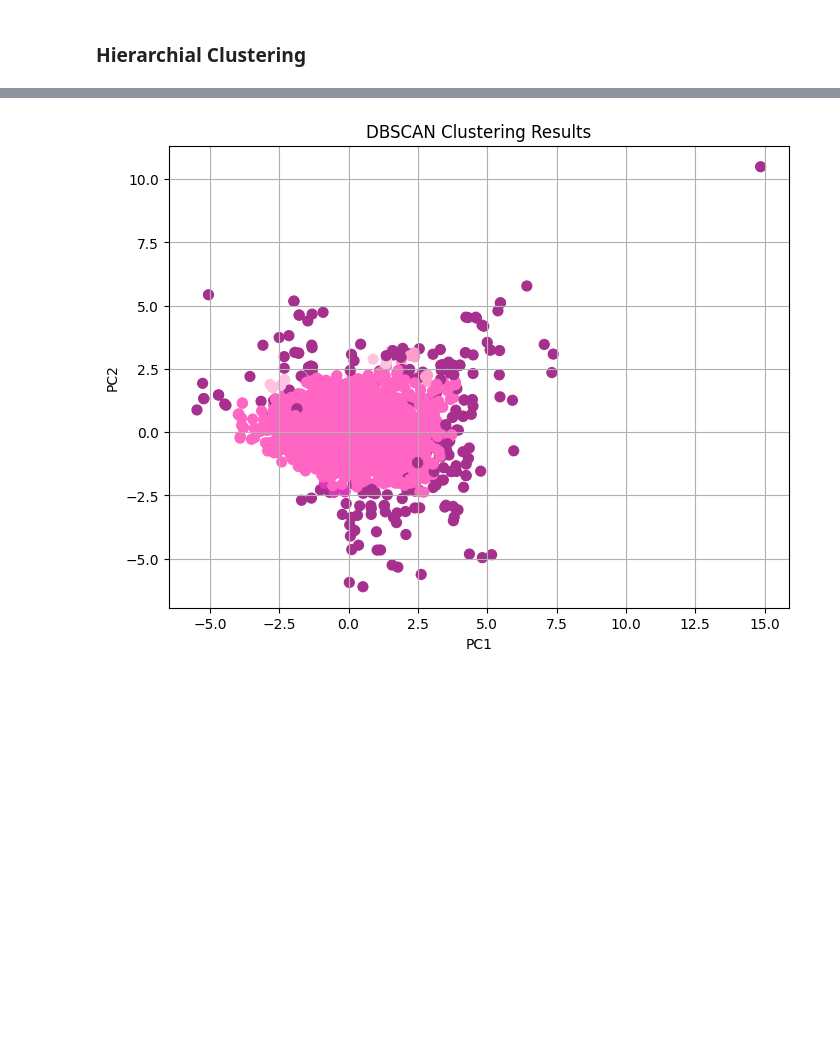
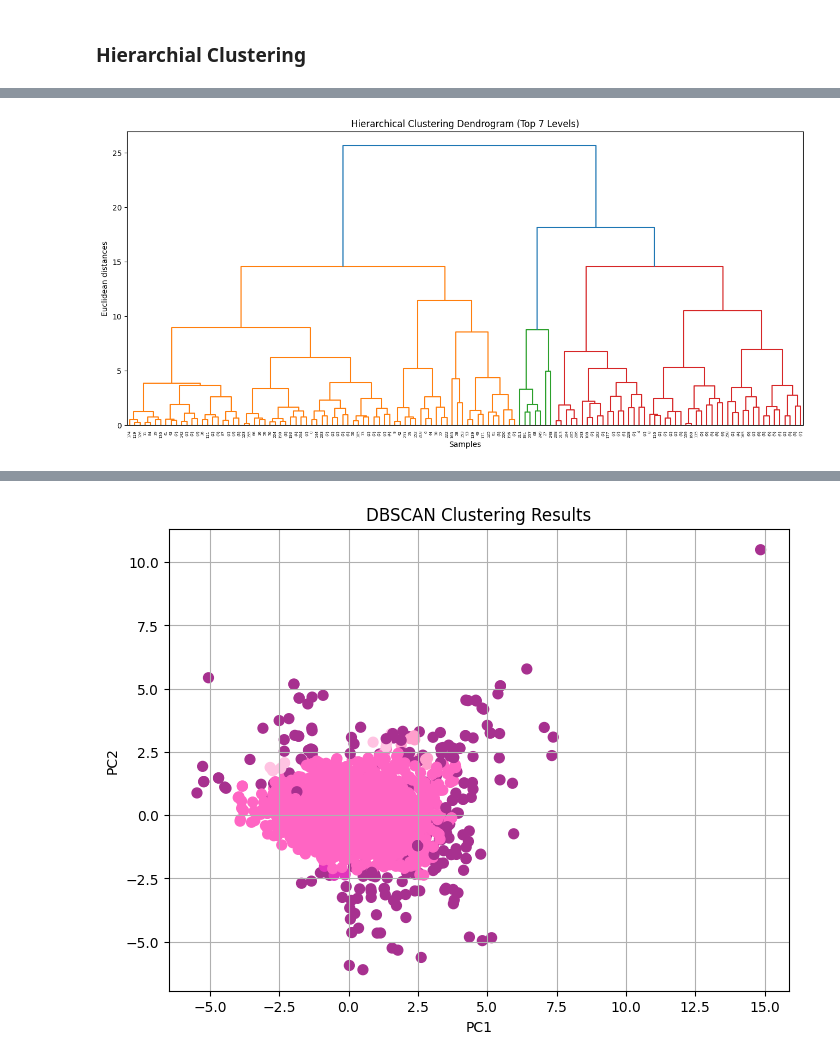
Before and after one commit to KenzieHensel/Project, a Jupyter notebook: Module_2/Clustering.ipynb, the cells around one changed output, grey strips where cells are left out. Saved outputs shown, nothing was run; the diff lists cells and outputs as text; code cells hidden in the pictures; blank space fills up the shorter version.

```diff
--- a/Module_2/Clustering.ipynb
+++ b/Module_2/Clustering.ipynb
@@ -193,3 +179,26 @@ plt.show()
+# %%
+# Hierarchical Clustering with Dendrogram, showing only top 7 levels
+plt.figure(figsize=(16, 7))
+
+# Truncate mode is set to 'level' to show only a specified number of levels
+dendrogram = sch.dendrogram(
+    sch.linkage(pca_result_sample, method='ward'),
+    truncate_mode='level',  # Use 'level' mode to truncate the number of levels
+    p=7  # Show the top 7 levels
+)
+
+ax = plt.gca()
+ax.set_facecolor('white')
+
+# Add title and labels
+plt.title('Hierarchical Clustering Dendrogram (Top 7 Levels)')
+plt.xlabel('Samples')
+plt.ylabel('Euclidean distances')
+
+# Show the plot
+plt.show()
+# %% [output]
+[figure, added]
 # %%
 #Cutting the dendrogram to form clusters
 max_d = 7  # Example threshold
```
Also changed, not shown: parts of 8 cells of this notebook, 15 other files.
